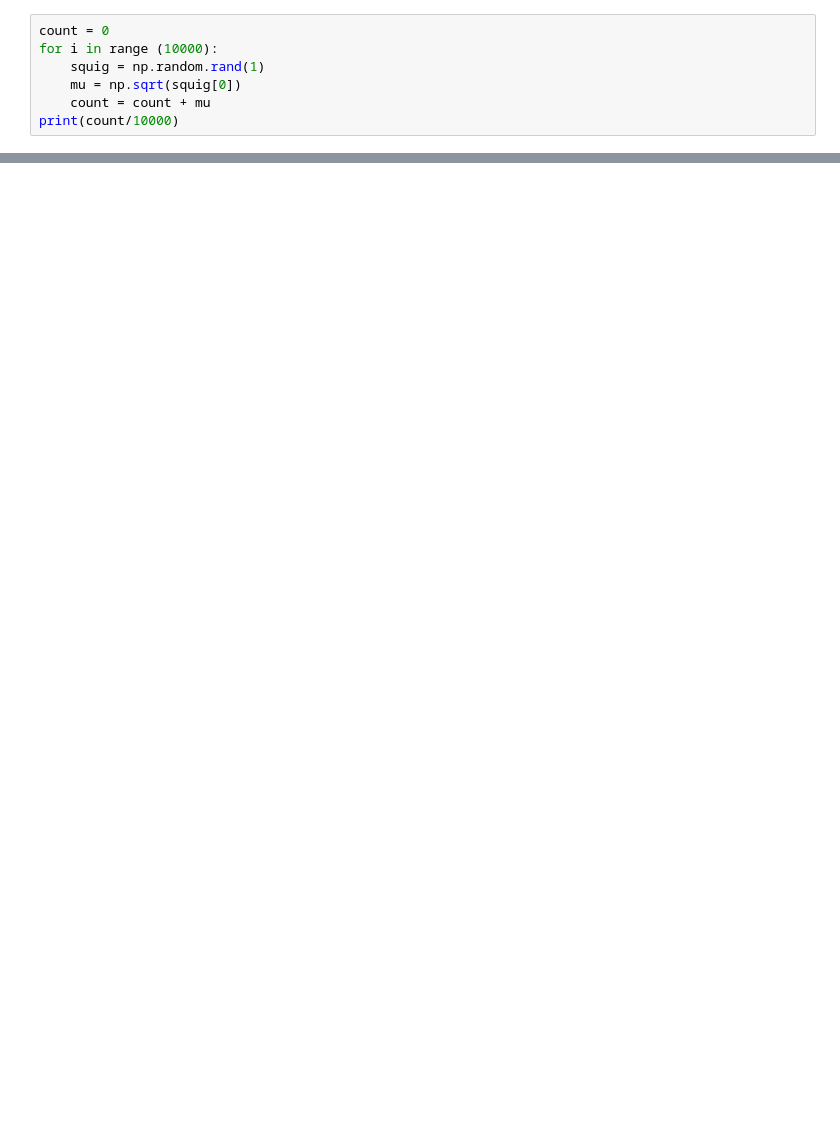
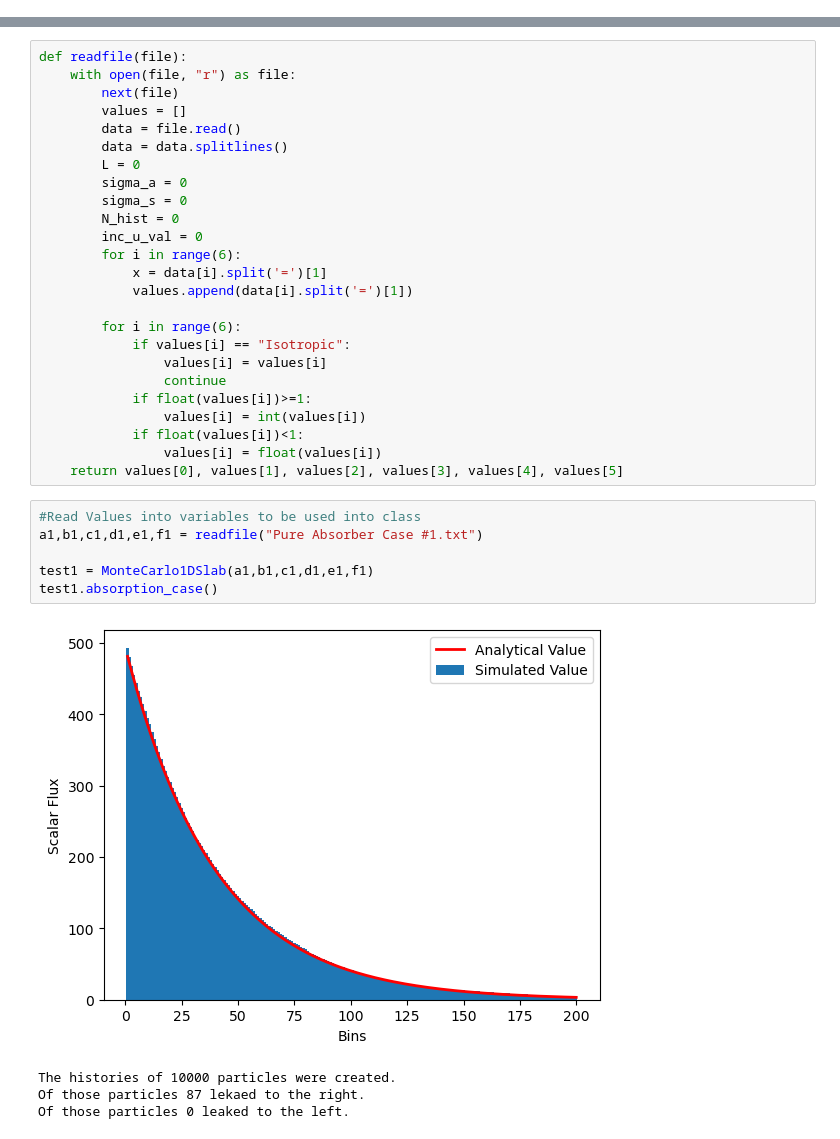
Before and after one commit to jae123p/NUEN-689-HW-1, a Jupyter notebook: NUEN689HW1.ipynb, the cells around one changed output, grey strips where cells are left out. Drawn from its saved outputs; the diff is of its cells as text; blank space fills up the shorter version.

```diff
--- a/NUEN689HW1.ipynb
+++ b/NUEN689HW1.ipynb
@@ -92,7 +340,0 @@ plt.show()
-# %%
-count = 0
-for i in range (10000):
-    squig = np.random.rand(1)
-    mu = np.sqrt(squig[0])
-    count = count + mu
-print(count/10000)
@@ -321,0 +341,36 @@ print(right_leakage_tally)
+# %%
+def readfile(file):
+    with open(file, "r") as file:
+        next(file)
+        values = []
+        data = file.read()
+        data = data.splitlines()
+        L = 0
+        sigma_a = 0
+        sigma_s = 0
+        N_hist = 0
+        inc_u_val = 0
+        for i in range(6):
+            x = data[i].split('=')[1]
+            values.append(data[i].split('=')[1])
+
+        for i in range(6):
+            if values[i] == "Isotropic":
+                values[i] = values[i]
+                continue
+            if float(values[i])>=1:
+                values[i] = int(values[i])
+            if float(values[i])<1:
+                values[i] = float(values[i])
+    return values[0], values[1], values[2], values[3], values[4], values[5]
+# %%
+#Read Values into variables to be used into class
+a1,b1,c1,d1,e1,f1 = readfile("Pure Absorber Case #1.txt")
+
+test1 = MonteCarlo1DSlab(a1,b1,c1,d1,e1,f1)
+test1.absorption_case()
+# %% [output]
+[figure, added]
+The histories of 10000 particles were created.
+Of those particles 87 lekaed to the right.
+Of those particles 0 leaked to the left.
```
Also changed, not shown: parts of 9 cells of this notebook, 5 other files.
